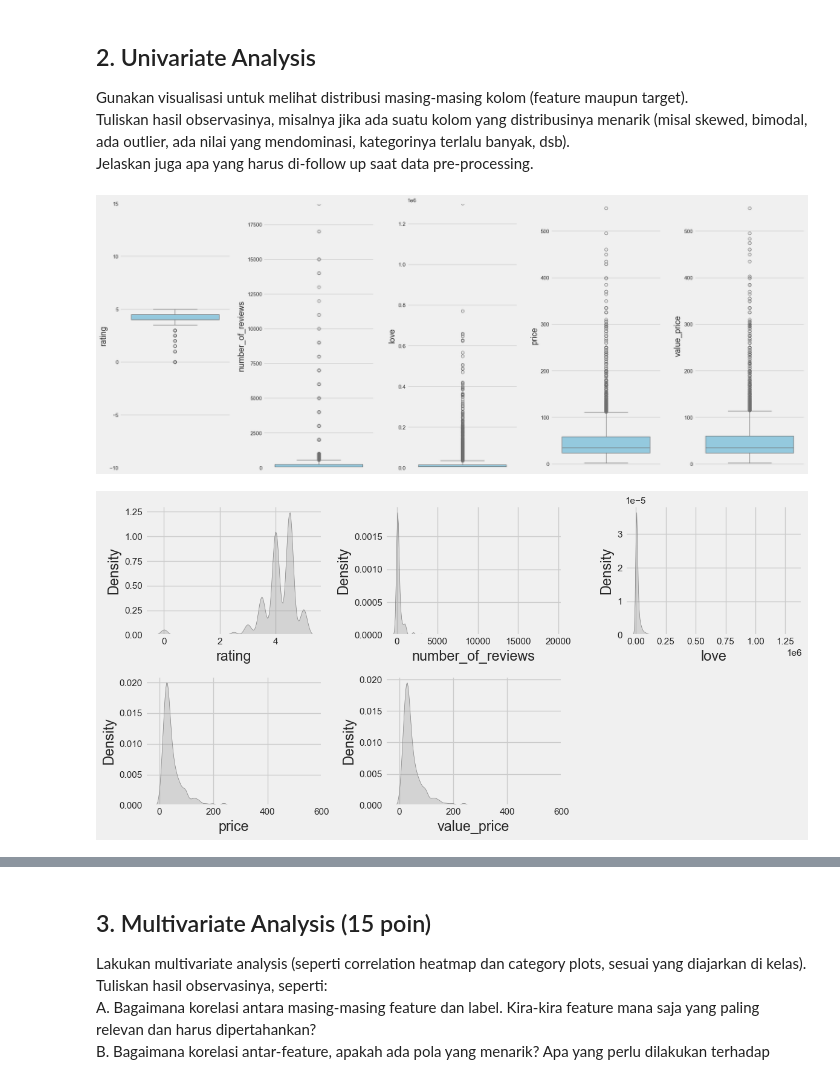
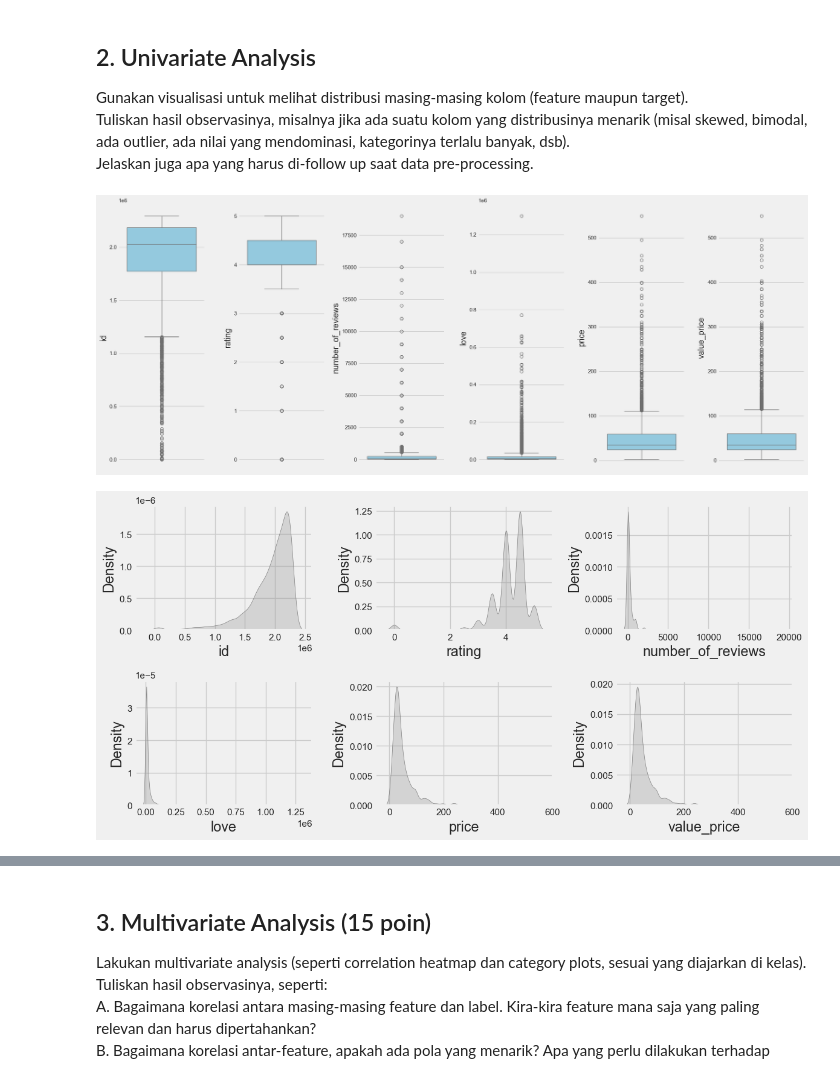
Before and after one commit to agirahmawandi/hw_ml_prep, a Jupyter notebook: Homework_ML_Preparation.ipynb, the cells around one changed output, grey strips where cells are left out. Saved outputs shown, nothing was run; the diff lists cells and outputs as text; code cells hidden in the pictures.

```diff
--- a/Homework_ML_Preparation.ipynb
+++ b/Homework_ML_Preparation.ipynb
@@ -68,6 +69,6 @@ dtypes: float64(5), int64(2), object(2)
 memory usage: 562.6+ KB
 # %%
 ## pengelompokan berdasar jenis kolom
-obj = ['brand','category']
-numbs = ['rating','number_of_reviews','love','price','value_price']
+cats = ['brand','category']
+numbs = ['id','rating','number_of_reviews','love','price','value_price']
 # %%
@@ -125,17 +137,18 @@ target). <br>Tuliskan hasil observasinya, misalnya jika ada suatu kolom yang dis
 menarik (misal skewed, bimodal, ada outlier, ada nilai yang mendominasi, kategorinya
 terlalu banyak, dsb).<br> Jelaskan juga apa yang harus di-follow up saat data pre-processing.
 # %%
+
 for i in range(len(numbs)):
     plt.subplot(1, len(numbs), i + 1)
     sns.boxplot(y=df[numbs[i]], color='skyblue')
     col_min = df[numbs[i]].min()
     col_max = df[numbs[i]].max()
-    plt.ylim(col_min - 10, col_max + 10)
+
 
 plt.tight_layout()
 plt.show()
 # %% [output]
-[figure, old version]
+[figure, new version]
 # %%
 fig, axes = plt.subplots(nrows=2, ncols=3, figsize=(12, 6))
 
@@ -155,4 +168,4 @@ for j in range(len(numbs), len(axes)):
 plt.tight_layout()
 plt.show()
 # %% [output]
-[figure, old version]
+[figure, new version]
```
Also changed, not shown: parts of 11 cells of this notebook.
